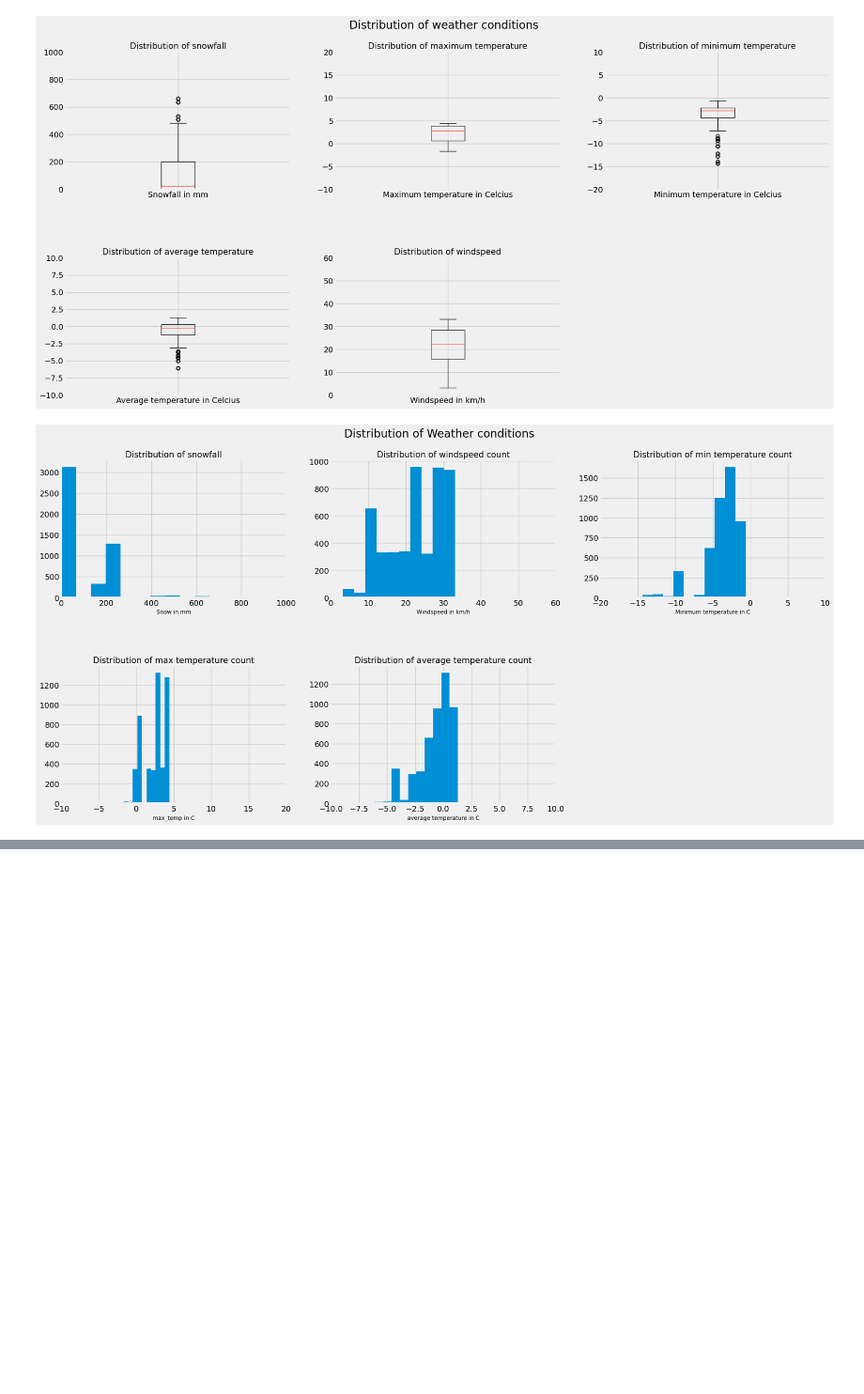
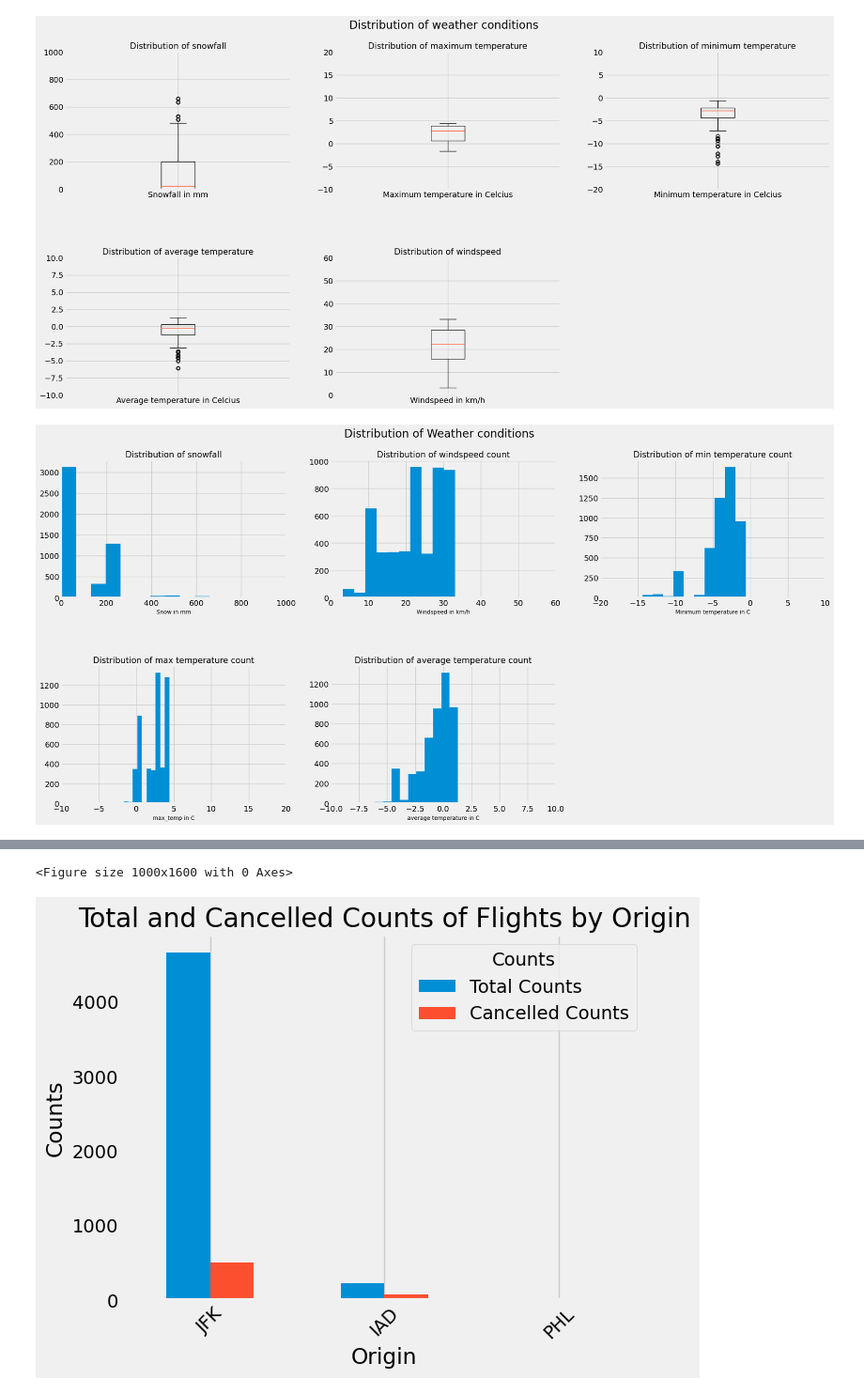
Before and after one commit to susanneferschl/da-sql-api-project-group-2_sf, a Jupyter notebook: project_work/Susannes_folder/Hypo2_susanne.ipynb, the cells around one changed output, grey strips where cells are left out. Shown at 94% size. Drawn from its saved outputs; the diff is of its cells as text; code cells hidden in the pictures; blank space fills up the shorter version.

```diff
--- a/project_work/Susannes_folder/Hypo2_susanne.ipynb
+++ b/project_work/Susannes_folder/Hypo2_susanne.ipynb
@@ -643,0 +634,26 @@ AttributeError: 'int' object has no attribute 'startswith'
+# %%
+import matplotlib.pyplot as plt
+
+# Calculate total counts of flights by origin
+total_counts_per_origin = weather_flights_x_sf['origin'].value_counts()
+
+# Calculate counts of cancelled flights by origin
+cancelled_counts_per_origin = weather_flights_x_sf[weather_flights_x_sf['cancelled'] == 1]['origin'].value_counts()
+
+# Merge total and cancelled counts by origin
+merged_counts = pd.concat([total_counts_per_origin, cancelled_counts_per_origin], axis=1)
+merged_counts.columns = ['Total Counts', 'Cancelled Counts']
+
+# Plotting
+plt.figure(figsize=(10, 16))
+merged_counts.plot(kind='bar')
+plt.xlabel('Origin')
+plt.ylabel('Counts')
+plt.title('Total and Cancelled Counts of Flights by Origin')
+plt.xticks(rotation=45)
+plt.grid(axis='y')
+plt.legend(title='Counts')
+plt.show()
+# %% [output]
+<Figure size 1000x1600 with 0 Axes>
+[figure, added]
```
Also changed, not shown: parts of 48 cells of this notebook.
